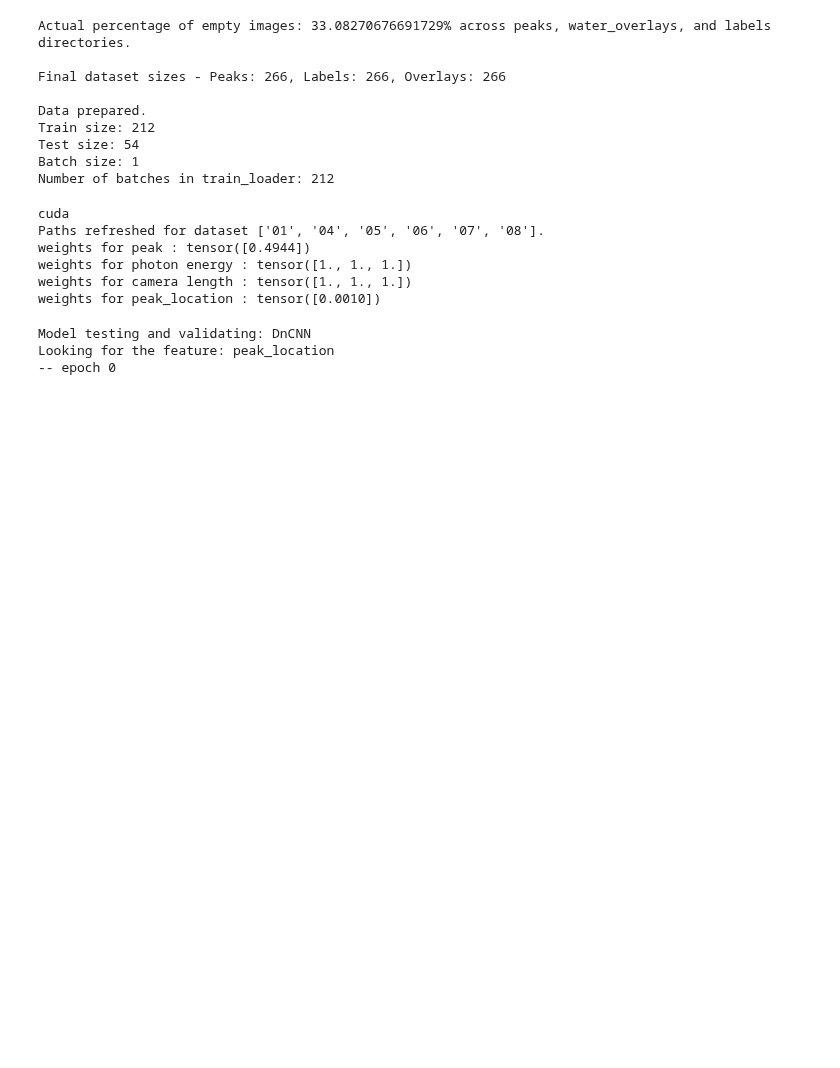
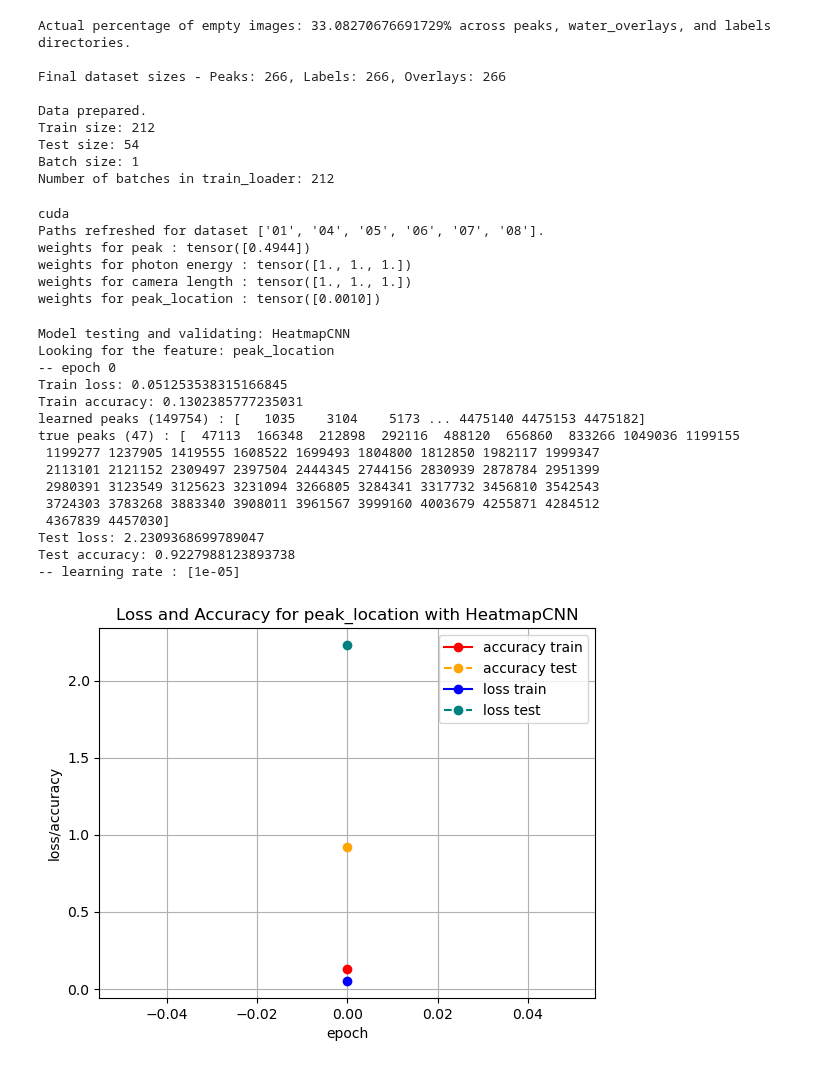
Before and after one commit to adamkurth/cxls_hitfinder, a Jupyter notebook: cnn/src/test_Everett.ipynb, the cells around one changed output. Drawn from its saved outputs; the diff is of its cells as text; code cells hidden in the pictures; blank space fills up the shorter version.

```diff
--- a/cnn/src/test_Everett.ipynb
+++ b/cnn/src/test_Everett.ipynb
@@ -145,14 +145,28 @@ weights for photon energy : tensor([1., 1., 1.])
 weights for camera length : tensor([1., 1., 1.])
 weights for peak_location : tensor([0.0010])
 # %%
-# locate_config.get_model_diagram('first_peak_finder_model.png', diagram_save_path, device)
+# locate_config.get_model_diagram('first_peak_finder_model1.png', diagram_save_path, device)
 d = train_eval.TrainTestModels(cfg, locate_config)
 d.epoch_loop()
 d.plot_loss_accuracy()
+d.plot_confusion_matrix()
 # %% [output]
-Model testing and validating: DnCNN
+Model testing and validating: HeatmapCNN
 Looking for the feature: peak_location
 -- epoch 0
+Train loss: 0.051253538315166845
+Train accuracy: 0.1302385777235031
+learned peaks (149754) : [   1035    3104    5173 ... 4475140 4475153 4475182]
+true peaks (47) : [  47113  166348  212898  292116  488120  656860  833266 1049036 1199155
+ 1199277 1237905 1419555 1608522 1699493 1804800 1812850 1982117 1999347
+ 2113101 2121152 2309497 2397504 2444345 2744156 2830939 2878784 2951399
+ 2980391 3123549 3125623 3231094 3266805 3284341 3317732 3456810 3542543
+ 3724303 3783268 3883340 3908011 3961567 3999160 4003679 4255871 4284512
+ 4367839 4457030]
+Test loss: 2.2309368699789047
+Test accuracy: 0.9227988123893738
+-- learning rate : [1e-05]
+[figure, added]
 # %%
 # train_loader, test_loader = f.prepare(data_manager=myDataManager, batch_size=1)
 
```
Also changed, not shown: 3 other files.
